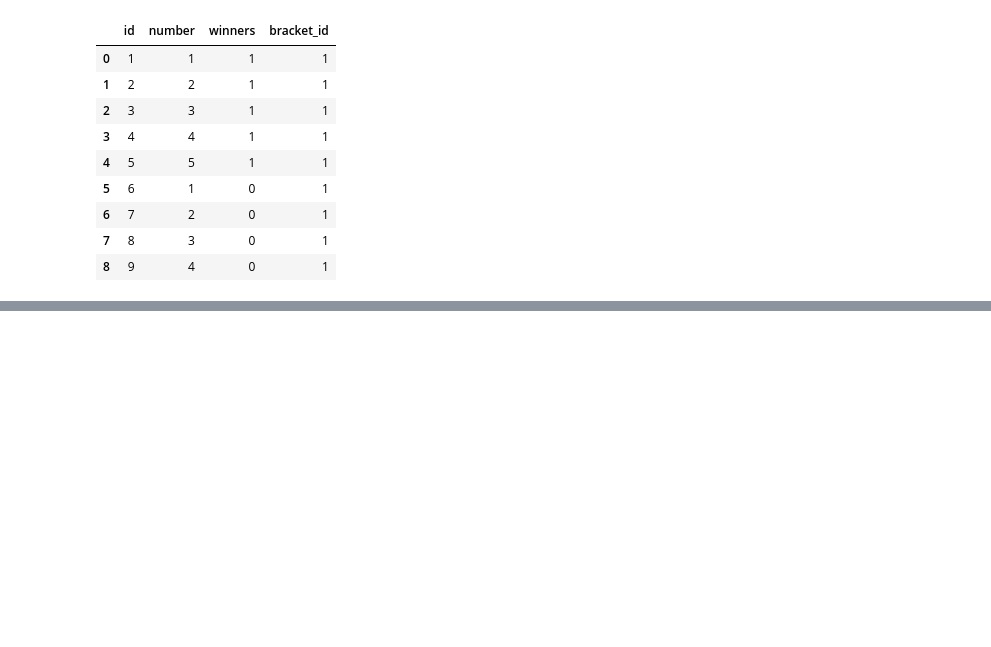
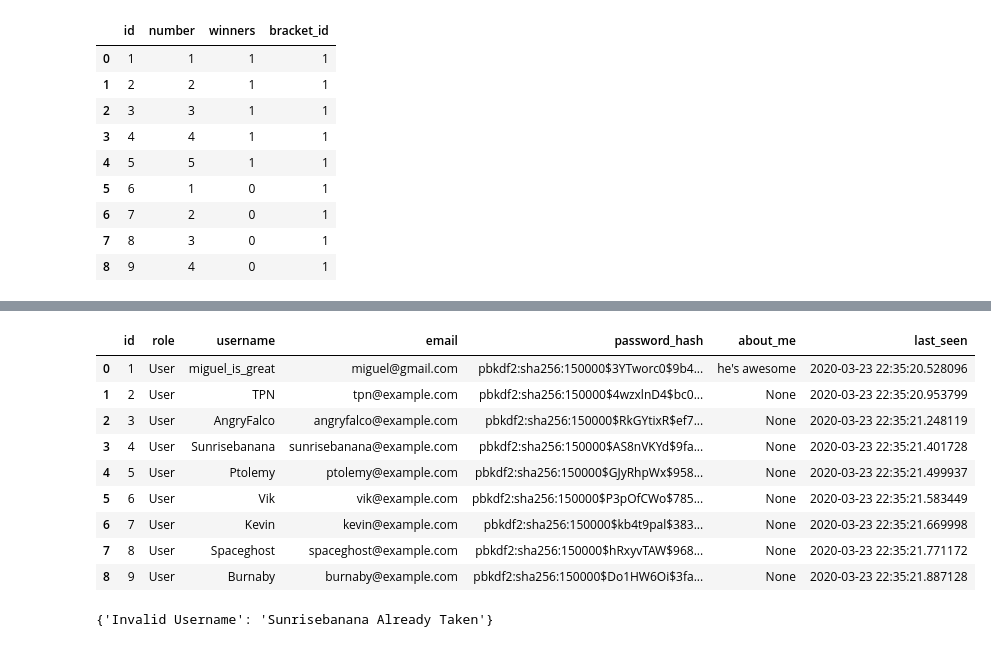
Before and after one commit to atrostan/brackit, a Jupyter notebook: backend/mock_populate.ipynb, the cells around one changed output, grey strips where cells are left out. Cells and saved outputs as stored; diff of their text form; code cells hidden in the pictures; blank space fills up the shorter version.

Commit message:
added post endpt to update username, about_me

```diff
--- a/backend/mock_populate.ipynb
+++ b/backend/mock_populate.ipynb
@@ -421,0 +487,32 @@ TypeError: Object of type 'bytes' is not JSON serializable
+# %%
+q = \
+"""
+    select * from user
+"""
+# create the dataframe from a query
+df = pd.read_sql_query(q, cnx)
+df
+# %% [output]
+|  | id | role | username | email | password_hash | about_me | last_seen |
+| 0 | 1 | User | miguel_is_great | miguel@gmail.com | pbkdf2:sha256:150000$3YTworc0$9b4... | he's awesome | 2020-03-23 22:35:20.528096 |
+| 1 | 2 | User | TPN | tpn@example.com | pbkdf2:sha256:150000$4wzxlnD4$bc0... | None | 2020-03-23 22:35:20.953799 |
+| 2 | 3 | User | AngryFalco | angryfalco@example.com | pbkdf2:sha256:150000$RkGYtixR$ef7... | None | 2020-03-23 22:35:21.248119 |
+| 3 | 4 | User | Sunrisebanana | sunrisebanana@example.com | pbkdf2:sha256:150000$AS8nVKYd$9fa... | None | 2020-03-23 22:35:21.401728 |
+| 4 | 5 | User | Ptolemy | ptolemy@example.com | pbkdf2:sha256:150000$GJyRhpWx$958... | None | 2020-03-23 22:35:21.499937 |
+| 5 | 6 | User | Vik | vik@example.com | pbkdf2:sha256:150000$P3pOfCWo$785... | None | 2020-03-23 22:35:21.583449 |
+| 6 | 7 | User | Kevin | kevin@example.com | pbkdf2:sha256:150000$kb4t9pal$383... | None | 2020-03-23 22:35:21.669998 |
+| 7 | 8 | User | Spaceghost | spaceghost@example.com | pbkdf2:sha256:150000$hRxyvTAW$968... | None | 2020-03-23 22:35:21.771172 |
+| 8 | 9 | User | Burnaby | burnaby@example.com | pbkdf2:sha256:150000$Do1HW6Oi$3fa... | None | 2020-03-23 22:35:21.887128 |
+# %%
+# try to steal jaime's name
+
+url = 'http://127.0.0.1:5000/api/user/1/modify/'
+headers = {'content-type': 'application/json', 'Accept-Charset': 'UTF-8'}
+payload = json.dumps({
+    'username' : 'Sunrisebanana',
+#     'about_me' : 'he\'s awesome'
+})
+r = requests.post(url, data=payload, headers=headers, auth=(tkn, 'unused'))
+json.loads(r.content)
+# %% [output]
+{'Invalid Username': 'Sunrisebanana Already Taken'}
```
Also changed, not shown: parts of 22 cells of this notebook, 2 other files.
